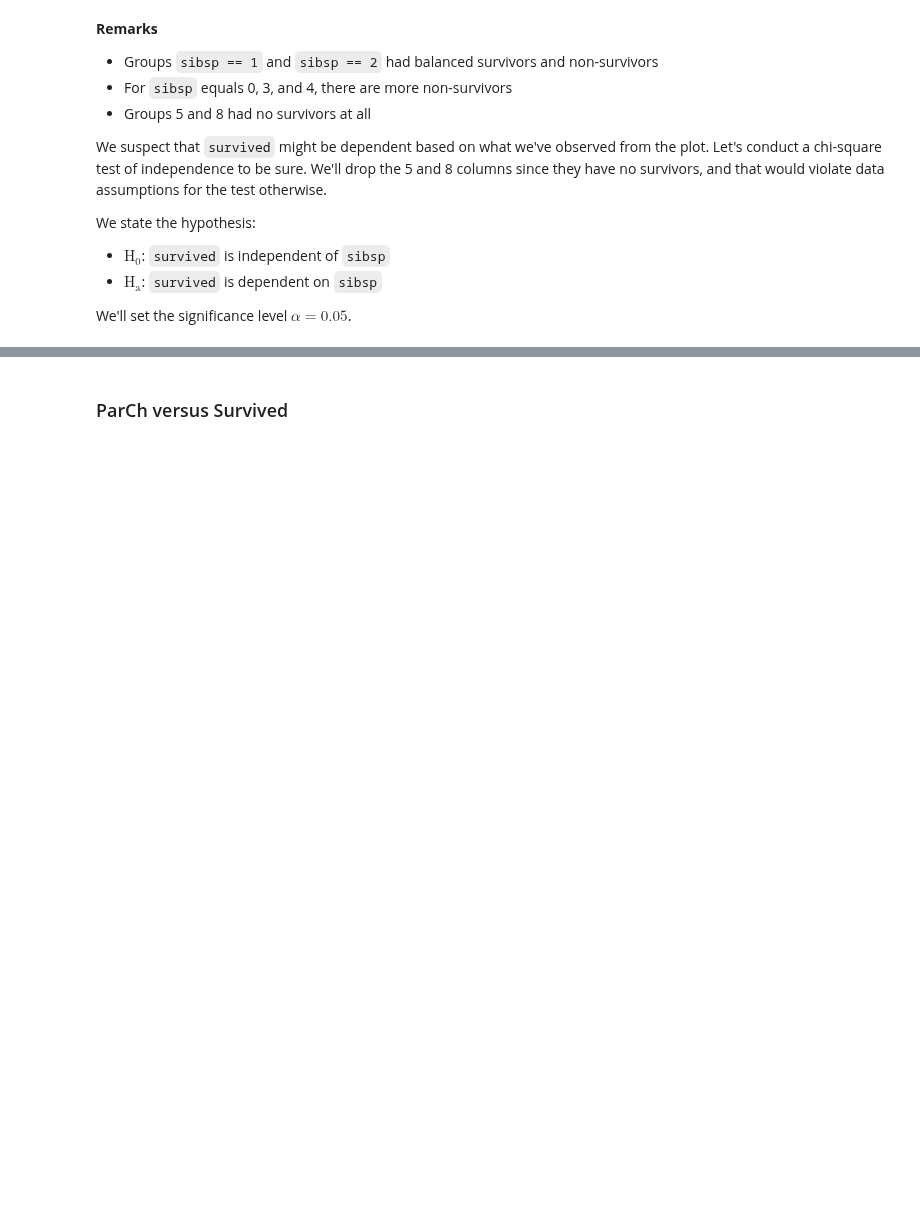
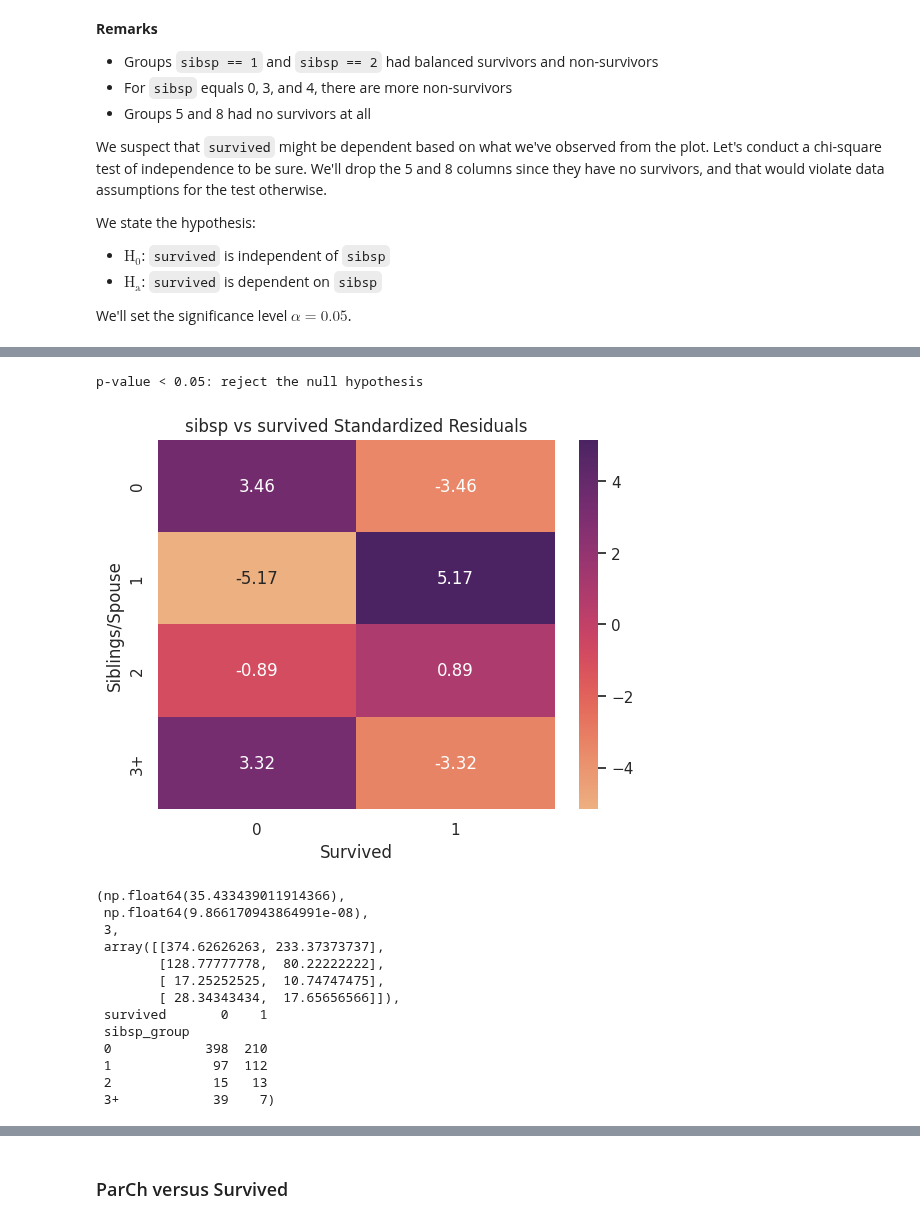
Before and after one commit to dunarand/Kaggle-Titanic-Competition, a Jupyter notebook: notebooks/3 - Exploratory Data Analysis.ipynb, the cells around one changed output, grey strips where cells are left out. Saved outputs shown, nothing was run; the diff lists cells and outputs as text; code cells hidden in the pictures; blank space fills up the shorter version.

```diff
--- a/notebooks/3 - Exploratory Data Analysis.ipynb
+++ b/notebooks/3 - Exploratory Data Analysis.ipynb
@@ -1381 +1466,26 @@ dof: 4
+# %%
+df["sibsp_group"] = df["sibsp"].apply(lambda x: "3+" if x>=3 else str(x))
+
+
+chi_square_test(
+    data=df, col1="sibsp_group", col2="survived", xlabel="Survived",
+    ylabel="Siblings/Spouse", title="sibsp vs survived Standardized Residuals",
+    name="surv_vs_sibsp_resids"
+)
+# %% [output]
+p-value < 0.05: reject the null hypothesis
+[figure, added]
+(np.float64(35.433439011914366),
+ np.float64(9.866170943864991e-08),
+ 3,
+ array([[374.62626263, 233.37373737],
+        [128.77777778,  80.22222222],
+        [ 17.25252525,  10.74747475],
+        [ 28.34343434,  17.65656566]]),
+ survived       0    1
+ sibsp_group
+ 0            398  210
+ 1             97  112
+ 2             15   13
+ 3+            39    7)
 # %% [markdown]
```
Also changed, not shown: parts of 45 cells of this notebook, 4 other files.
